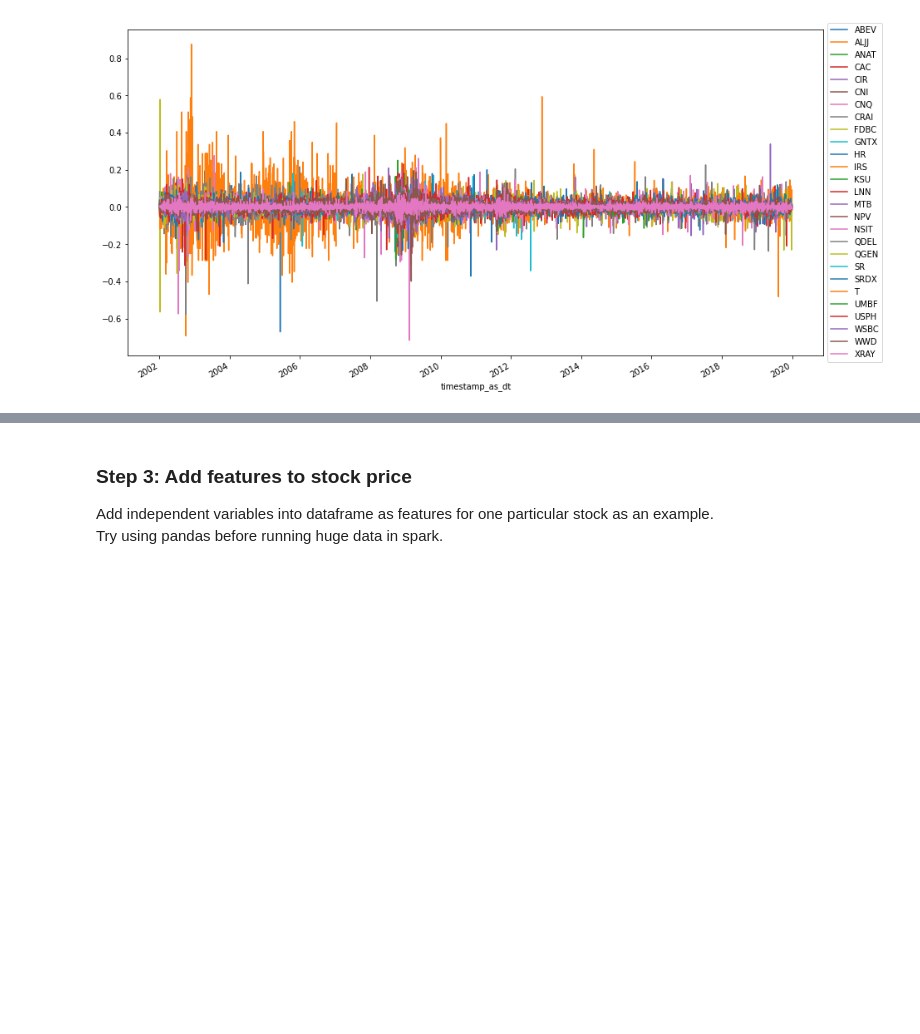
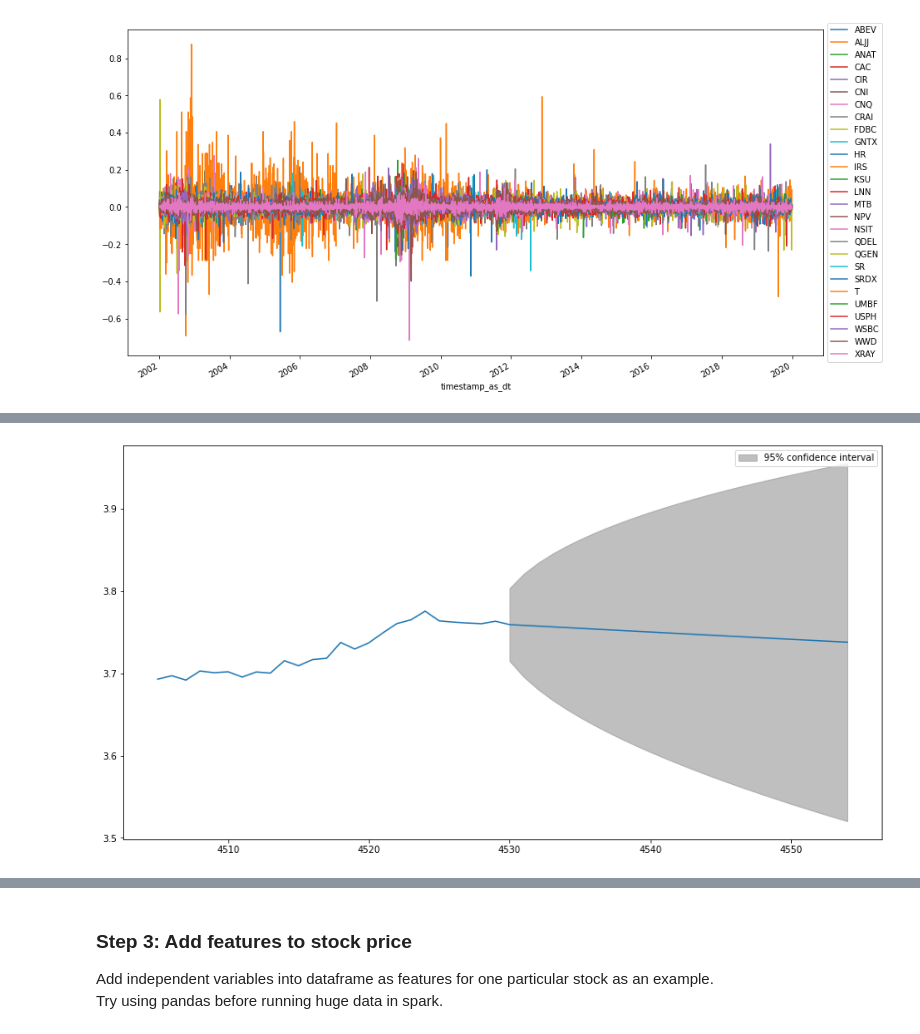
Before and after one commit to stevegbrooks/big-portfolio-learner, a Jupyter notebook: big_portfolio_learner.ipynb, the cells around one changed output, grey strips where cells are left out. Cells and saved outputs as stored; diff of their text form; code cells hidden in the pictures; blank space fills up the shorter version.

```diff
--- a/big_portfolio_learner.ipynb
+++ b/big_portfolio_learner.ipynb
@@ -248,0 +220,7 @@ plot_pacf(combined_data['adjusted_close']);
+# %%
+ts_data = combined_data[combined_data.symbol == "CAC"][['timestamp_as_dt', 'adjusted_close_log']]
+ts_data.set_index('timestamp_as_dt', inplace = True)
+# %%
+from statsmodels.tsa.ar_model import AutoReg
+res = AutoReg(ts_data, [1]).fit()
+print(res.summary())
@@ -248,0 +248,4 @@ plot_pacf(combined_data['adjusted_close']);
+# %%
+fig = res.plot_predict(start = ts_data.shape[0] - 25, end = ts_data.shape[0] + 24)
+# %% [output]
+[figure, added]
```
Also changed, not shown: parts of 18 cells of this notebook.
